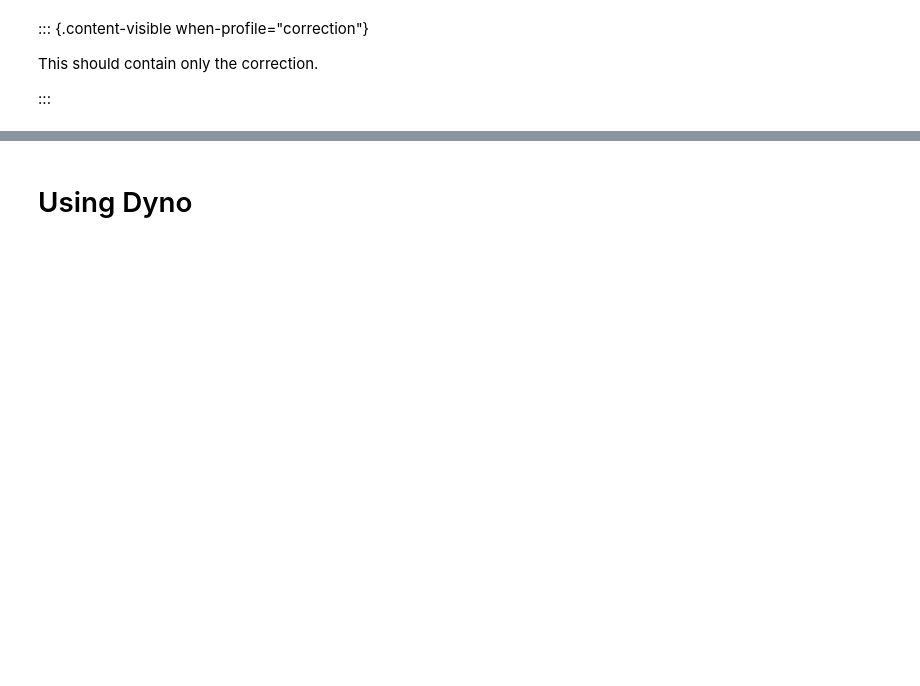
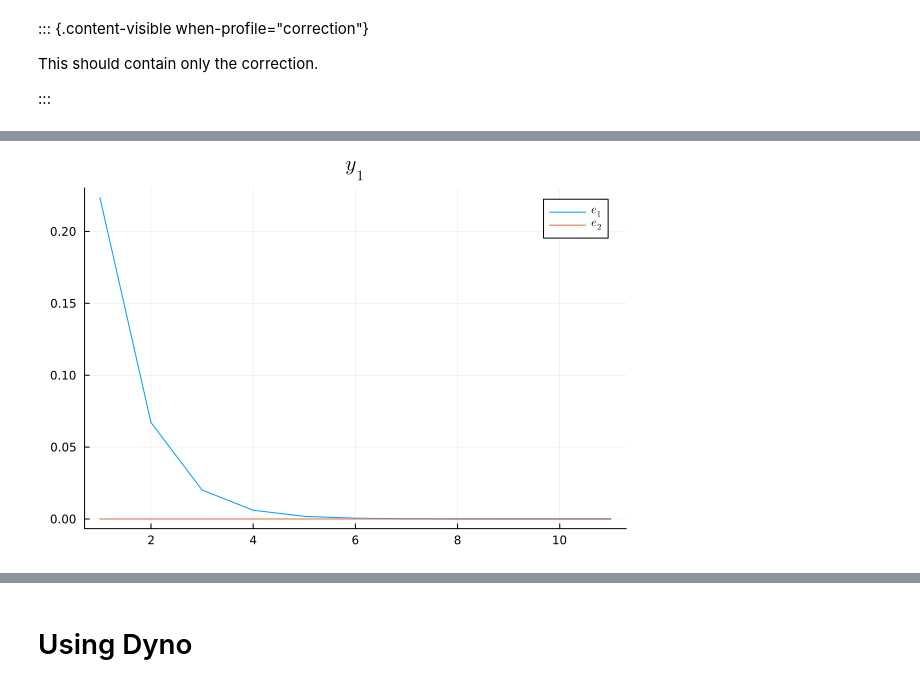
Before and after one commit to albop/ae2e6, a Jupyter notebook: tutorials/session_1/index.ipynb, the cells around one changed output, grey strips where cells are left out. Cells and saved outputs as stored; diff of their text form; code cells hidden in the pictures; blank space fills up the shorter version.

```diff
--- a/tutorials/session_1/index.ipynb
+++ b/tutorials/session_1/index.ipynb
@@ -48,0 +127,6 @@ $$\begin{matrix}\rho & 0 \\ 0, \lambda\end{matrix}
+# %%
+# or maake two plots on the same graph:
+pl = plot(  sim_y_1[1,:], label="\$e_1\$", title="\$y_1\$" )
+plot!(pl,sim_y_1[2,:], label="\$e_2\$")
+# %% [output]
+[figure, added]
```
Also changed, not shown: parts of 46 cells of this notebook.
